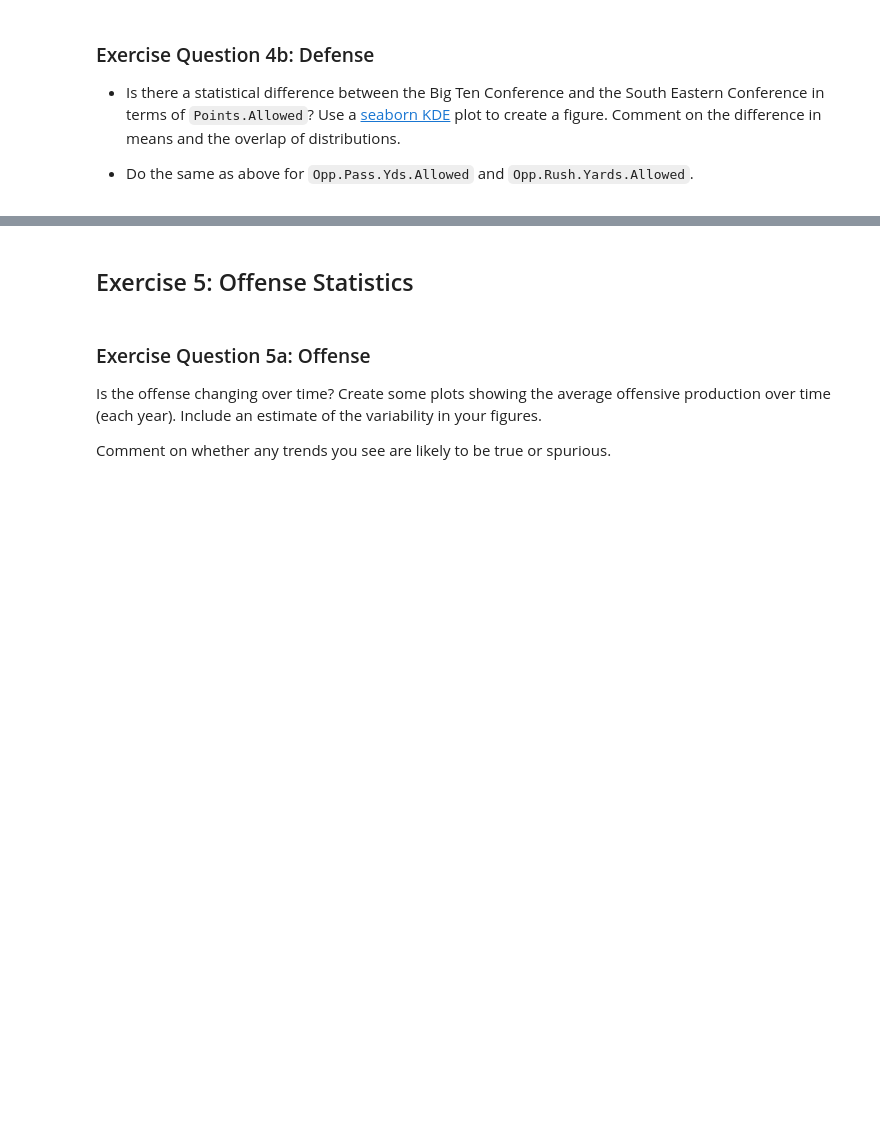
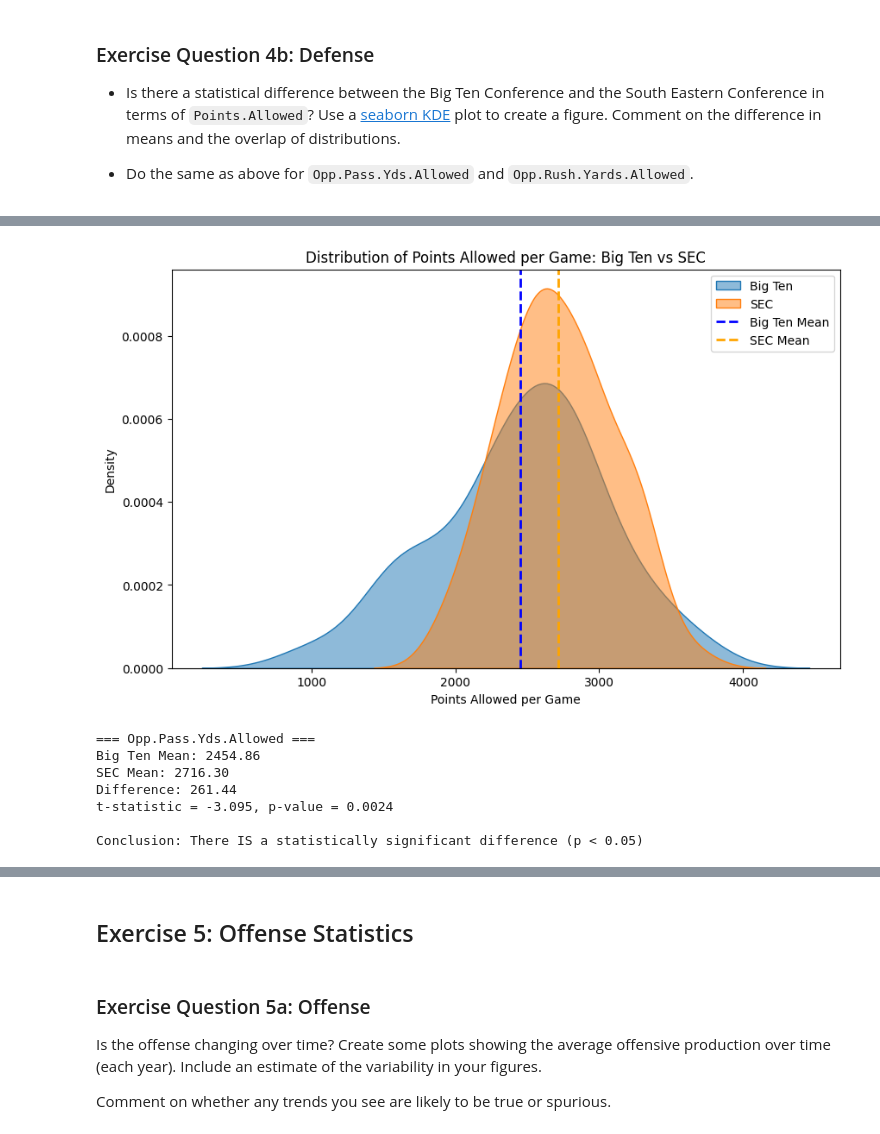
Before and after one commit to danielgraviet/CS-180-Data-Science, a Jupyter notebook: labs/04-wrangling.ipynb, the cells around one changed output, grey strips where cells are left out. Drawn from its saved outputs; the diff is of its cells as text; code cells hidden in the pictures; blank space fills up the shorter version.

```diff
--- a/labs/04-wrangling.ipynb
+++ b/labs/04-wrangling.ipynb
@@ -115,0 +296,38 @@ Example:
+# %%
+# Write the code for the statistical differences for Opp.Pass.Yds.Allowed:
+plt.figure(figsize=(10, 6))
+seaborn.kdeplot(data=big_ten, x='Opp.Pass.Yds.Allowed', label='Big Ten',
+            fill=True, alpha=0.5)
+seaborn.kdeplot(data=sec, x='Opp.Pass.Yds.Allowed', label='SEC',
+            fill=True, alpha=0.5)
+plt.axvline(big_ten['Opp.Pass.Yds.Allowed'].mean(),
+            color='blue', linestyle='--', linewidth=2, label='Big Ten Mean')
+plt.axvline(sec['Opp.Pass.Yds.Allowed'].mean(),
+            color='orange', linestyle='--', linewidth=2, label='SEC Mean')
+plt.title('Distribution of Points Allowed per Game: Big Ten vs SEC')
+plt.xlabel('Points Allowed per Game')
+plt.legend()
+plt.show()
+
+print("=== Opp.Pass.Yds.Allowed ===")
+print(f"Big Ten Mean: {big_ten['Opp.Pass.Yds.Allowed'].mean():.2f}")
+print(f"SEC Mean: {sec['Opp.Pass.Yds.Allowed'].mean():.2f}")
+print(f"Difference: {abs(big_ten['Opp.Pass.Yds.Allowed'].mean() - sec['Opp.Pass.Yds.Allowed'].mean()):.2f}")
+
+t_stat, p_val = stats.ttest_ind(big_ten['Opp.Pass.Yds.Allowed'],
+                                 sec['Opp.Pass.Yds.Allowed'])
+print(f"t-statistic = {t_stat:.3f}, p-value = {p_val:.4f}")
+
+if p_val < 0.05:
+    print("\nConclusion: There IS a statistically significant difference (p < 0.05)")
+else:
+    print("\nConclusion: There is NO statistically significant difference (p ≥ 0.05)")
+# %% [output]
+[figure, added]
+=== Opp.Pass.Yds.Allowed ===
+Big Ten Mean: 2454.86
+SEC Mean: 2716.30
+Difference: 261.44
+t-statistic = -3.095, p-value = 0.0024
+
+Conclusion: There IS a statistically significant difference (p < 0.05)
```
Also changed, not shown: parts of 32 cells of this notebook.
